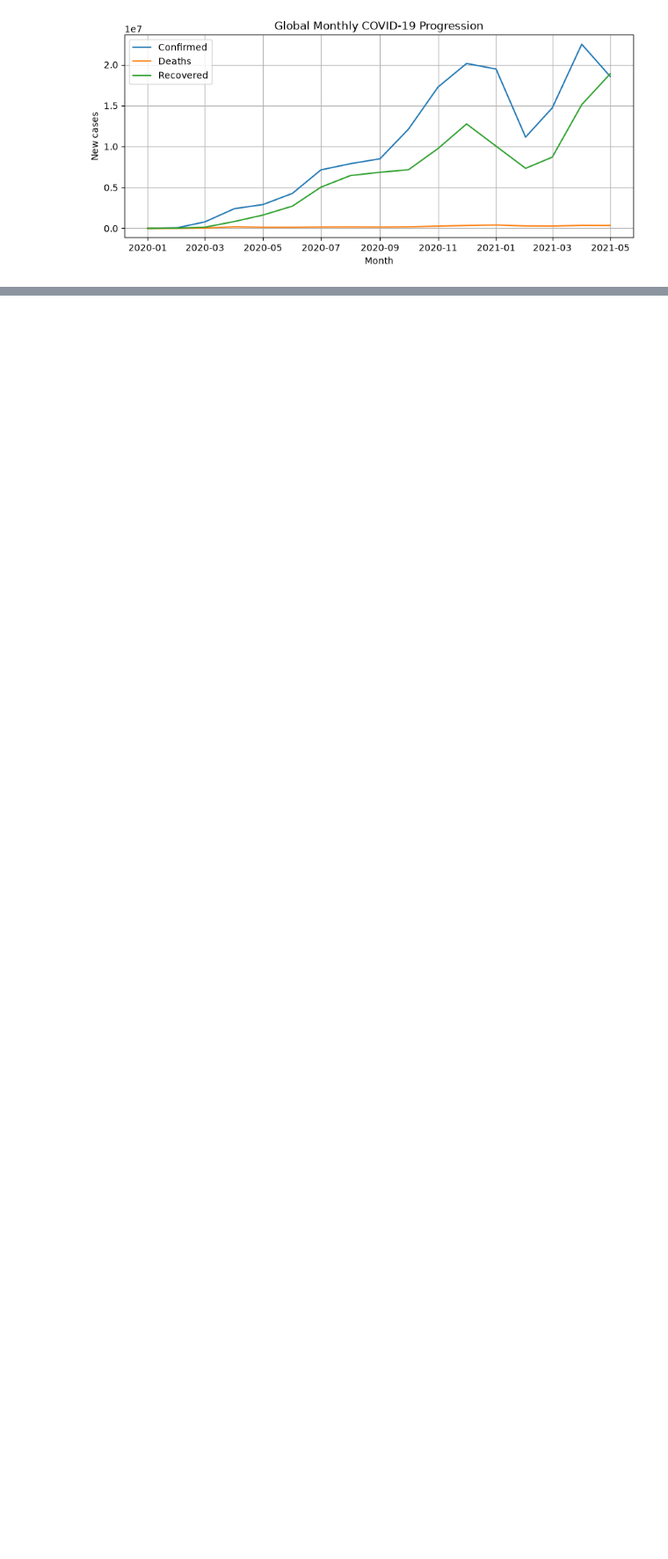
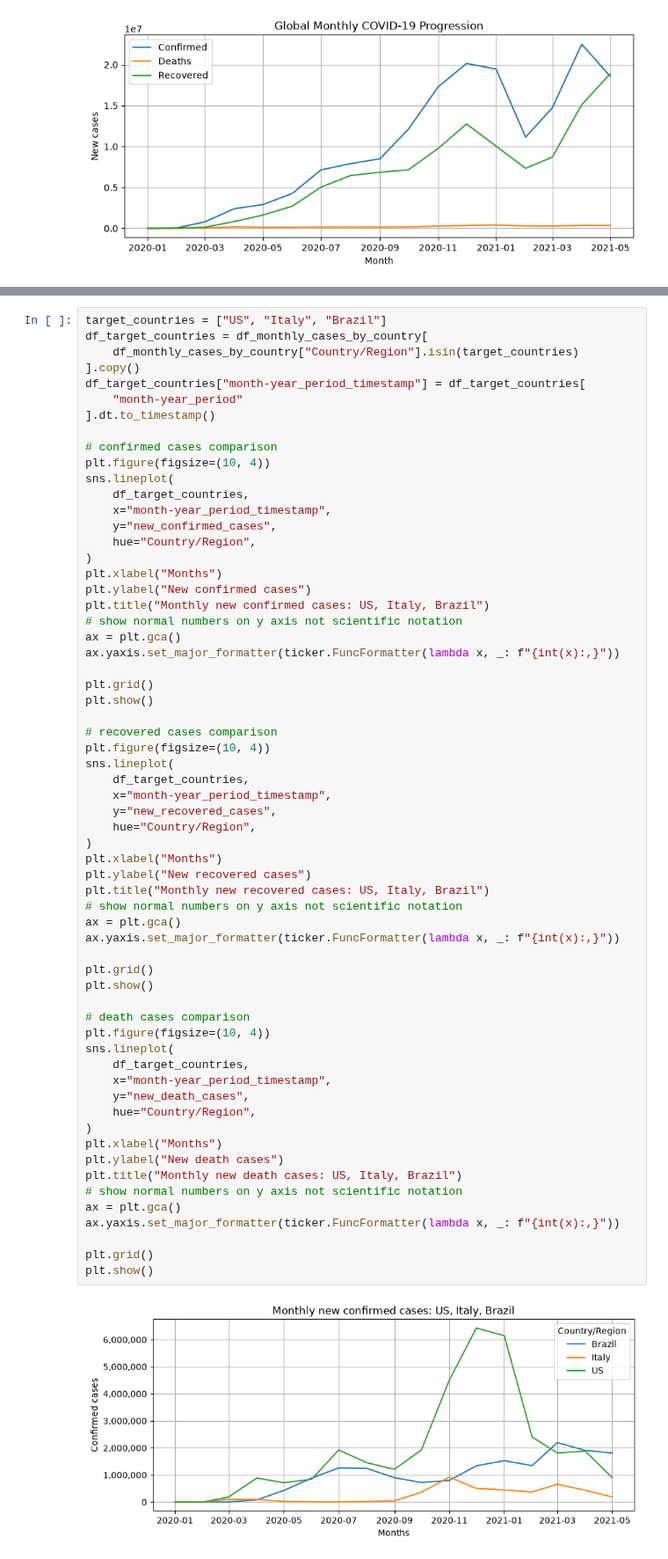
Before and after one commit to chetanchandel31/da-covid19, a Jupyter notebook: notebooks/01_covid_19_analysis.ipynb, the cells around one changed output, grey strips where cells are left out. Shown at 88% size. Drawn from its saved outputs; the diff is of its cells as text; blank space fills up the shorter version.

Commit message:
us,italy and brazil monthly progression

```diff
--- a/notebooks/01_covid_19_analysis.ipynb
+++ b/notebooks/01_covid_19_analysis.ipynb
@@ -1206,0 +1209,64 @@ plt.show()
+# %%
+target_countries = ["US", "Italy", "Brazil"]
+df_target_countries = df_monthly_cases_by_country[
+    df_monthly_cases_by_country["Country/Region"].isin(target_countries)
+].copy()
+df_target_countries["month-year_period_timestamp"] = df_target_countries[
+    "month-year_period"
+].dt.to_timestamp()
+
+# confirmed cases comparison
+plt.figure(figsize=(10, 4))
+sns.lineplot(
+    df_target_countries,
+    x="month-year_period_timestamp",
+    y="new_confirmed_cases",
+    hue="Country/Region",
+)
+plt.xlabel("Months")
+plt.ylabel("New confirmed cases")
+plt.title("Monthly new confirmed cases: US, Italy, Brazil")
+# show normal numbers on y axis not scientific notation
+ax = plt.gca()
+ax.yaxis.set_major_formatter(ticker.FuncFormatter(lambda x, _: f"{int(x):,}"))
+
+plt.grid()
+plt.show()
+
+# recovered cases comparison
+plt.figure(figsize=(10, 4))
+sns.lineplot(
+    df_target_countries,
+    x="month-year_period_timestamp",
+    y="new_recovered_cases",
+    hue="Country/Region",
+)
+plt.xlabel("Months")
+plt.ylabel("New recovered cases")
+plt.title("Monthly new recovered cases: US, Italy, Brazil")
+# show normal numbers on y axis not scientific notation
+ax = plt.gca()
+ax.yaxis.set_major_formatter(ticker.FuncFormatter(lambda x, _: f"{int(x):,}"))
+
+plt.grid()
+plt.show()
+
+# death cases comparison
+plt.figure(figsize=(10, 4))
+sns.lineplot(
+    df_target_countries,
+    x="month-year_period_timestamp",
+    y="new_death_cases",
+    hue="Country/Region",
+)
+plt.xlabel("Months")
+plt.ylabel("New death cases")
+plt.title("Monthly new death cases: US, Italy, Brazil")
+# show normal numbers on y axis not scientific notation
+ax = plt.gca()
+ax.yaxis.set_major_formatter(ticker.FuncFormatter(lambda x, _: f"{int(x):,}"))
+
+plt.grid()
+plt.show()
+# %% [output]
+[figure, added]
```
Also changed, not shown: parts of 4 cells of this notebook.
